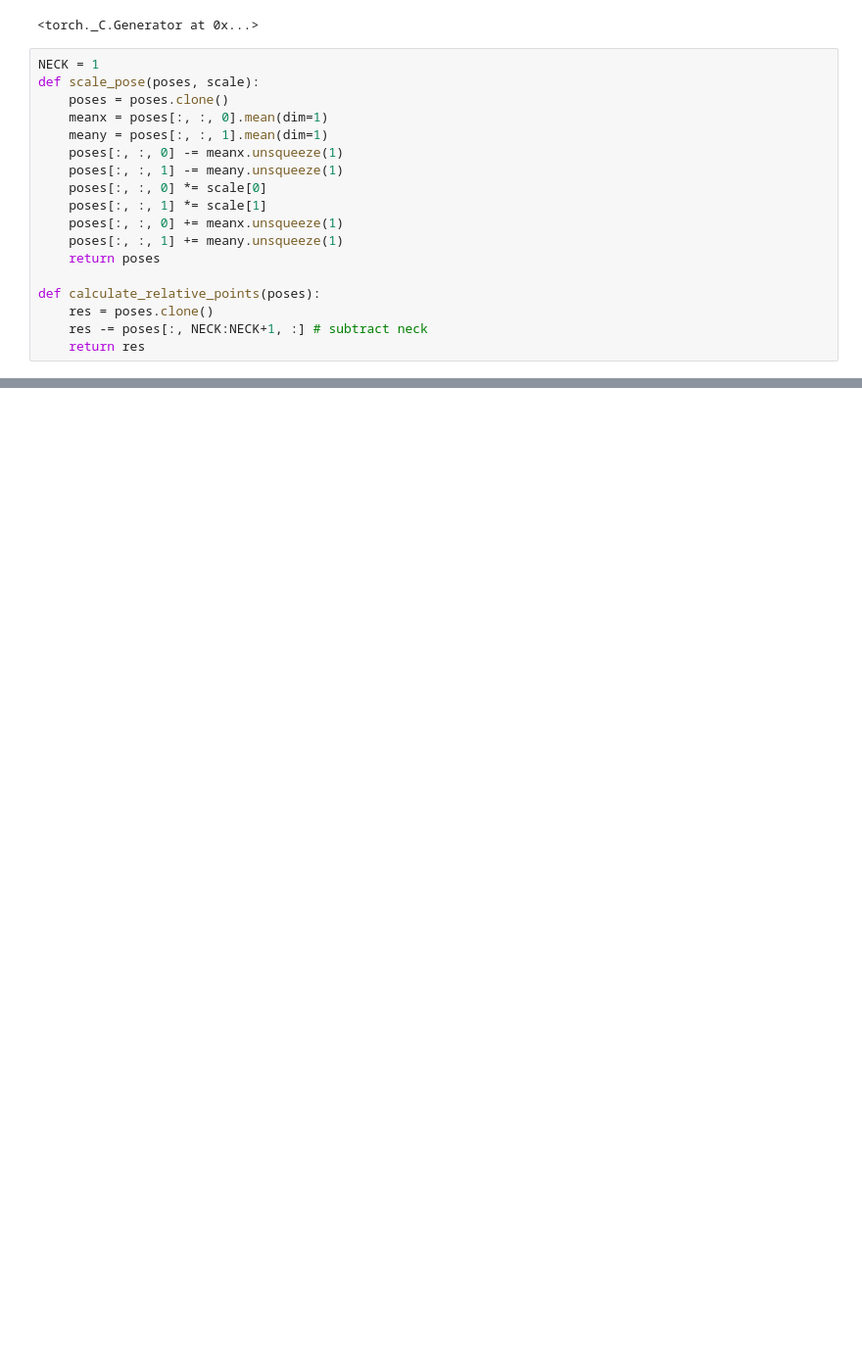
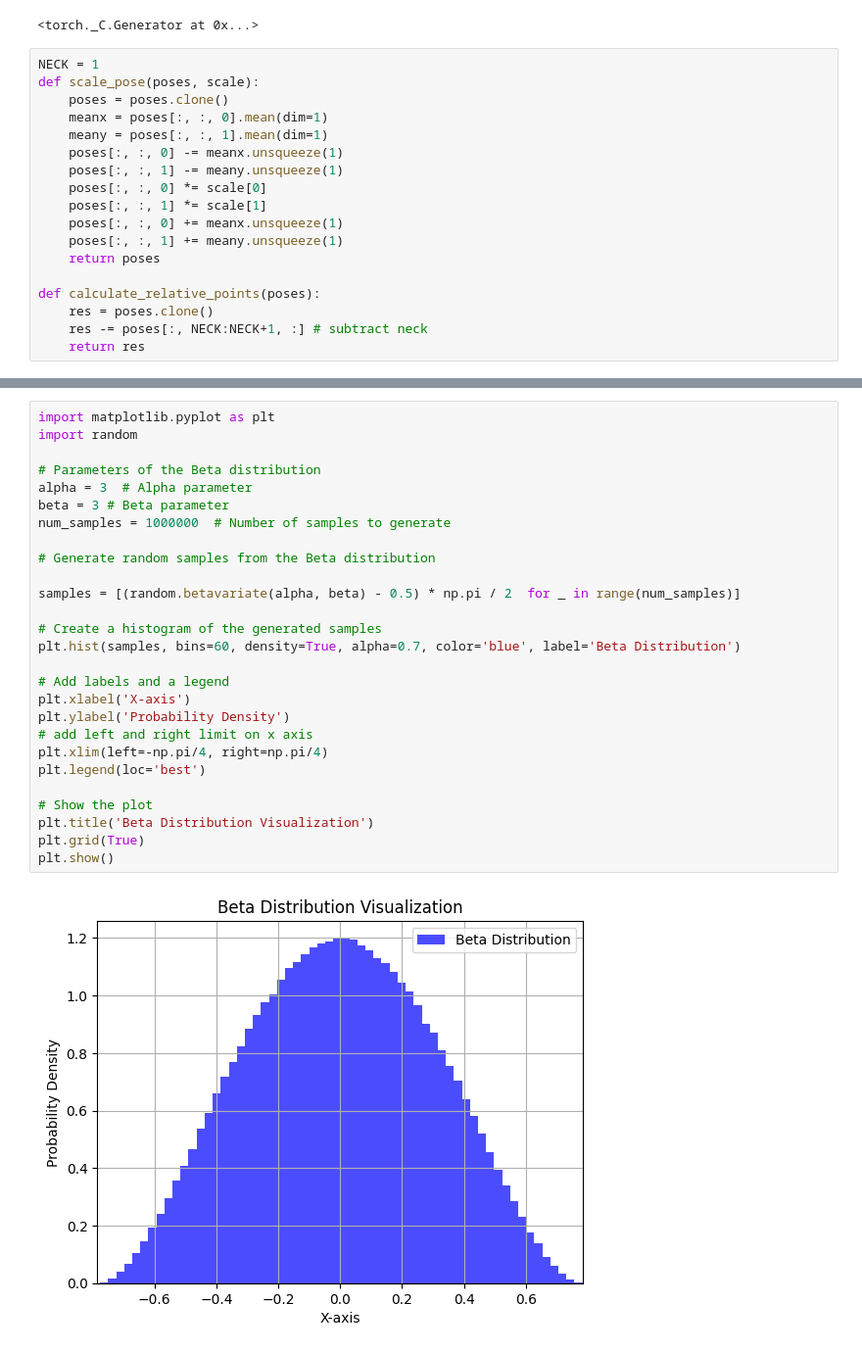
Before and after one commit to MarkZakelj/openpose-extrapolation, a Jupyter notebook: preprocess_02.ipynb, the cells around one changed output, grey strips where cells are left out. Shown: that part at 98% size. Cells and saved outputs as stored; diff of their text form; blank space fills up the shorter version.

```diff
--- a/preprocess_02.ipynb
+++ b/preprocess_02.ipynb
@@ -147,0 +172,29 @@ plt.show();
+# %%
+import matplotlib.pyplot as plt
+import random
+
+# Parameters of the Beta distribution
+alpha = 3  # Alpha parameter
+beta = 3 # Beta parameter
+num_samples = 1000000  # Number of samples to generate
+
+# Generate random samples from the Beta distribution
+
+samples = [(random.betavariate(alpha, beta) - 0.5) * np.pi / 2  for _ in range(num_samples)]
+
+# Create a histogram of the generated samples
+plt.hist(samples, bins=60, density=True, alpha=0.7, color='blue', label='Beta Distribution')
+
+# Add labels and a legend
+plt.xlabel('X-axis')
+plt.ylabel('Probability Density')
+# add left and right limit on x axis
+plt.xlim(left=-np.pi/4, right=np.pi/4)
+plt.legend(loc='best')
+
+# Show the plot
+plt.title('Beta Distribution Visualization')
+plt.grid(True)
+plt.show()
+# %% [output]
+[figure, added]
```
Also changed, not shown: parts of 11 cells of this notebook.
